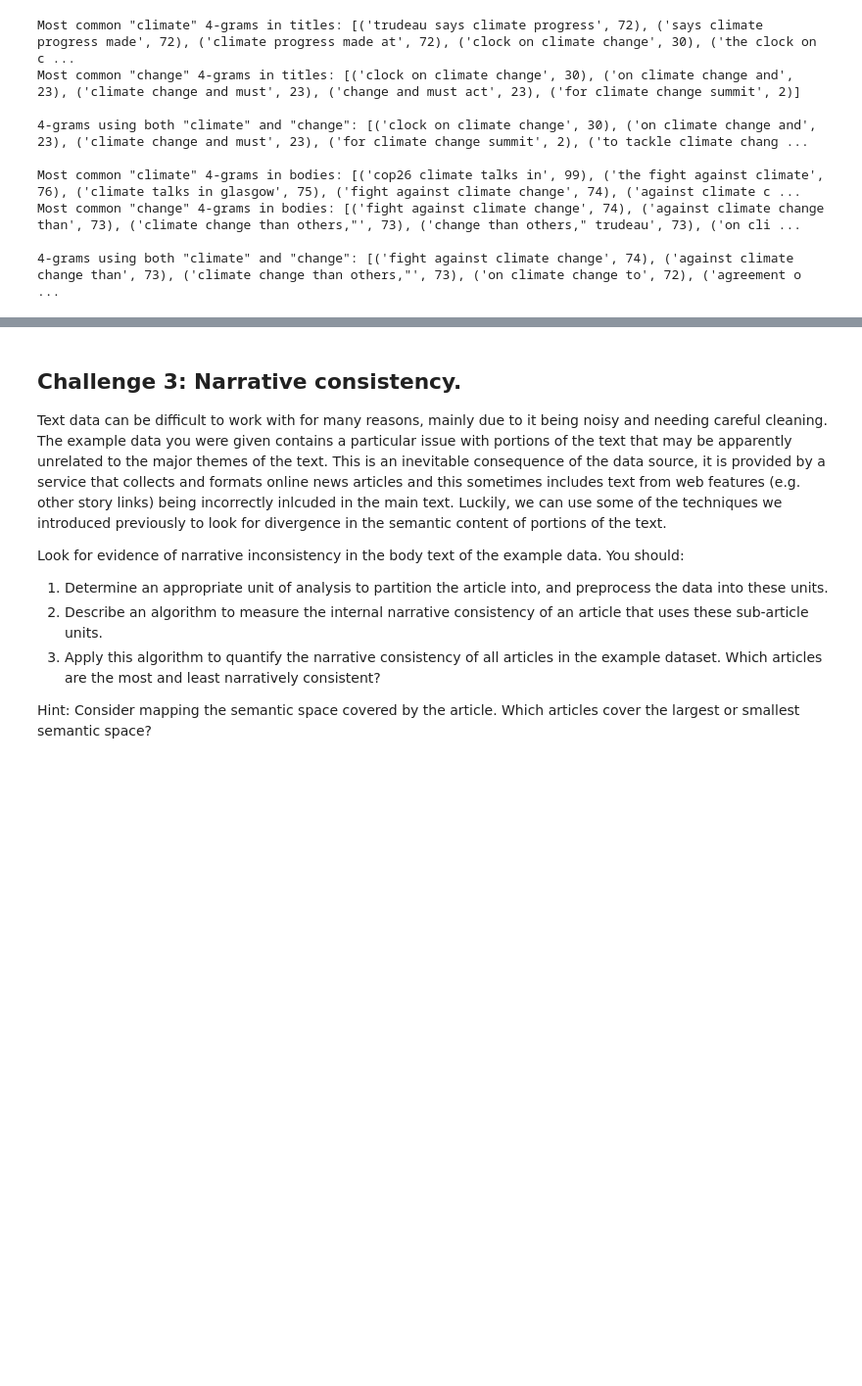
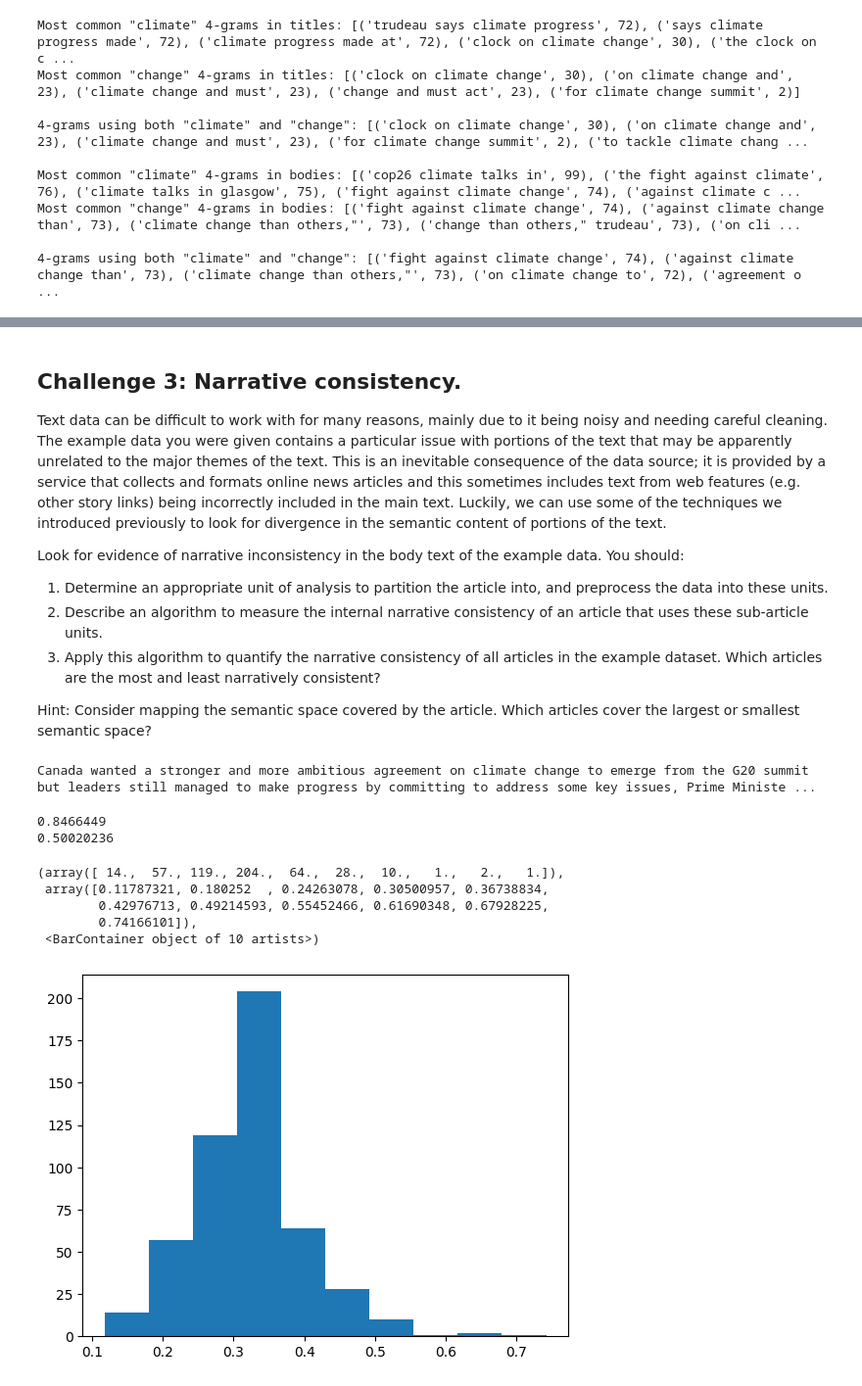
Before and after one commit to TristanCann/NLP-workshop, a Jupyter notebook: Extension exercises.ipynb, the cells around one changed output, grey strips where cells are left out. Shown: that part at 98% size. Drawn from its saved outputs; the diff is of its cells as text; code cells hidden in the pictures; blank space fills up the shorter version.

Commit message:
Extension exercise 3 solutions

```diff
--- a/Extension exercises.ipynb
+++ b/Extension exercises.ipynb
@@ -219,7 +218,7 @@ plt.show()
 # Many of the other terms are linked to international politics and discussions around climate change - e.g. the IPCC and UNFCCC.
 # %% [markdown]
 ## Challenge 3: Narrative consistency.
-Text data can be difficult to work with for many reasons, mainly due to it being noisy and needing careful cleaning. The example data you were given contains a particular issue with portions of the text that may be apparently unrelated to the major themes of the text. This is an inevitable consequence of the data source, it is provided by a service that collects and formats online news articles and this sometimes includes text from web features (e.g. other story links) being incorrectly inlcuded in the main text. Luckily, we can use some of the techniques we introduced previously to look for divergence in the semantic content of portions of the text.
+Text data can be difficult to work with for many reasons, mainly due to it being noisy and needing careful cleaning. The example data you were given contains a particular issue with portions of the text that may be apparently unrelated to the major themes of the text. This is an inevitable consequence of the data source; it is provided by a service that collects and formats online news articles and this sometimes includes text from web features (e.g. other story links) being incorrectly included in the main text. Luckily, we can use some of the techniques we introduced previously to look for divergence in the semantic content of portions of the text.
 
 Look for evidence of narrative inconsistency in the body text of the example data. You should:
 1. Determine an appropriate unit of analysis to partition the article into, and preprocess the data into these units.
@@ -227,3 +226,75 @@ Look for evidence of narrative inconsistency in the body text of the example dat
 3. Apply this algorithm to quantify the narrative consistency of all articles in the example dataset. Which articles are the most and least narratively consistent?
 
 Hint: Consider mapping the semantic space covered by the article. Which articles cover the largest or smallest semantic space?
+# %%
+#1. Determine an appropriate unit of analysis to split the articles into.
+## There are two natural choices to split the articles up: sentences or paragraphs. We can try both.
+nlp = spacy.load("en_core_web_sm")
+nlp.add_pipe('sentencizer')
+sentences = [list(map(str,nlp(t).sents)) for t in df_news.body]
+paragraphs = [t.split('\n\n') for t in df_news.body]
+## Here we're demonstrating two different methods to manage this splitting - using either basic string methods or more complex langauge models that
+## can hanndle more complex text structures.
+# %%
+test = list(nlp(df_news.body.iloc[0]).sents)
+test[0]
+# %% [output]
+Canada wanted a stronger and more ambitious agreement on climate change to emerge from the G20 summit but leaders still managed to make progress by committing to address some key issues, Prime Ministe ...
+# %%
+#2. Describe an algorithm for measuring the internal narrative consistency of an article.
+## There are a number of ways you could do this. The solution outlined here is designed to consider the semantic space covered by the parts of the article.
+def measure_semantic_range(texts,model):
+    """ Calculate the mean semantic similarity between all pairs of the provided texts. Higher similiarity means higher semantic consistency.
+        Inputs:
+        texts - an iterable of strings of all texts to be compared.
+        model - an embedding model object.
+        Outputs:
+        mean - float, the mean pairwise similarity of all texts.
+        """
+
+    # Get the text embeddings.
+    embeddings = emb_model.encode(texts, show_progress_bar=False)
+
+    # Find the largest pairwise distance (i.e. 1 - cosine similarity).
+    sims = cosine_similarity(embeddings)
+
+    return np.mean(sims)
+emb_model = sentence_transformers.SentenceTransformer('all-MiniLM-L6-v2')
+test_text = ['I like to eat oranges','I like to eat apples']
+print(measure_semantic_range(test_text,emb_model))
+test_text = ['I like to eat oranges','Juliet went to Paris']
+print(measure_semantic_range(test_text,emb_model))
+
+## This is one of the simplest possible ways to do this, and collapses the richness of the entire article down into a single numerical value.
+## You might try taking the largest or the standard deviation but they each have specific drawbacks. Here we pick the mean so that if most of the
+## article is on the same theme, it should give a lower average distance.
+# %% [output]
+0.8466449
+0.50020236
+# %%
+#3. Quantify the narrative consistency of all articles in the dataset. Which are most and least consistent?
+sent_consistencies = [measure_semantic_range(t,emb_model) for t in sentences]
+para_consistencies = [measure_semantic_range(t,emb_model) for t in paragraphs]
+
+sent_max_consist = np.argmax(sent_consistencies)
+print(f'The most sentence-consistent article is {df_news.title.iloc[sent_max_consist]} by {df_news.source_uri.iloc[sent_max_consist]}')
+
+sent_min_consist = np.argmin(sent_consistencies)
+print(f'The least sentence-consistent article is {df_news.title.iloc[sent_min_consist]} by {df_news.source_uri.iloc[sent_min_consist]}')
+
+para_max_consist = np.argmax(para_consistencies)
+print(f'The most paragraph-consistent article is {df_news.title.iloc[para_max_consist]} by {df_news.source_uri.iloc[para_max_consist]}')
+
+para_min_consist = np.argmin(para_consistencies)
+print(f'The least paragraph-consistent article is {df_news.title.iloc[para_min_consist]} by {df_news.source_uri.iloc[para_min_consist]}')
+# %%
+plt.hist(sent_consistencies)
+## Looking at the histogram of sentence consistencies tells us something useful. Most of the time, the articles are quite variable (i.e. their
+## similarity is comparatively low). There is a longer tail for some of the articles that display a high level of internal consistency.
+# %% [output]
+(array([ 14.,  57., 119., 204.,  64.,  28.,  10.,   1.,   2.,   1.]),
+ array([0.11787321, 0.180252  , 0.24263078, 0.30500957, 0.36738834,
+        0.42976713, 0.49214593, 0.55452466, 0.61690348, 0.67928225,
+        0.74166101]),
+ <BarContainer object of 10 artists>)
+[figure, added]
```
Also changed, not shown: parts of 10 cells of this notebook, 1 other file.
